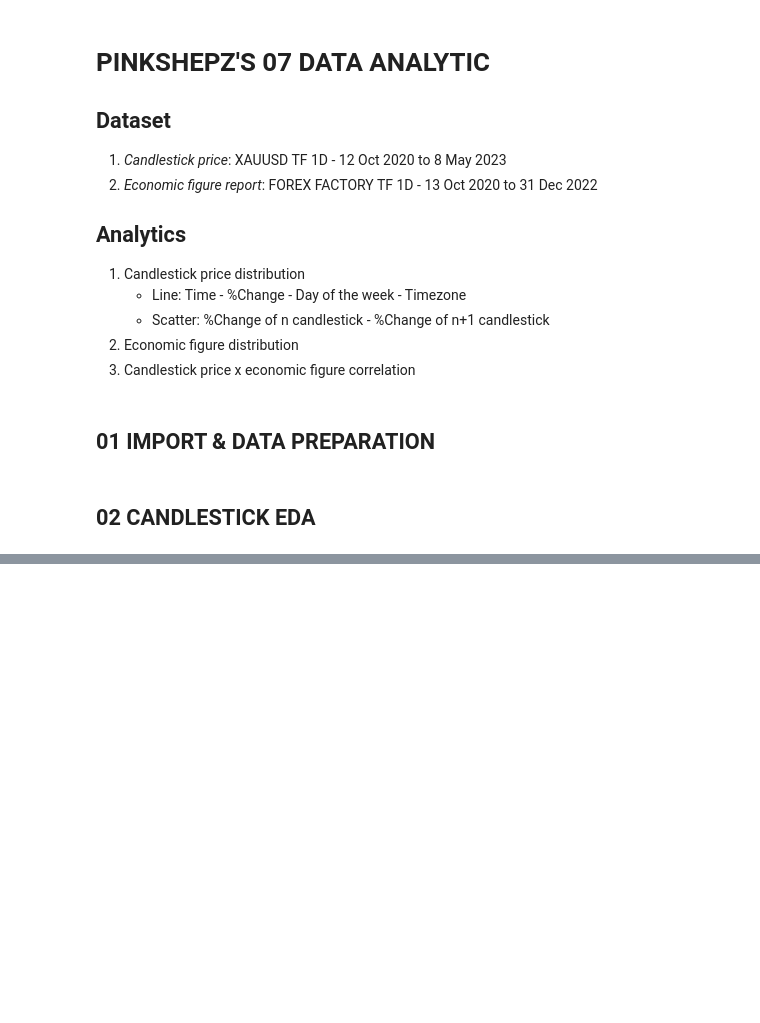
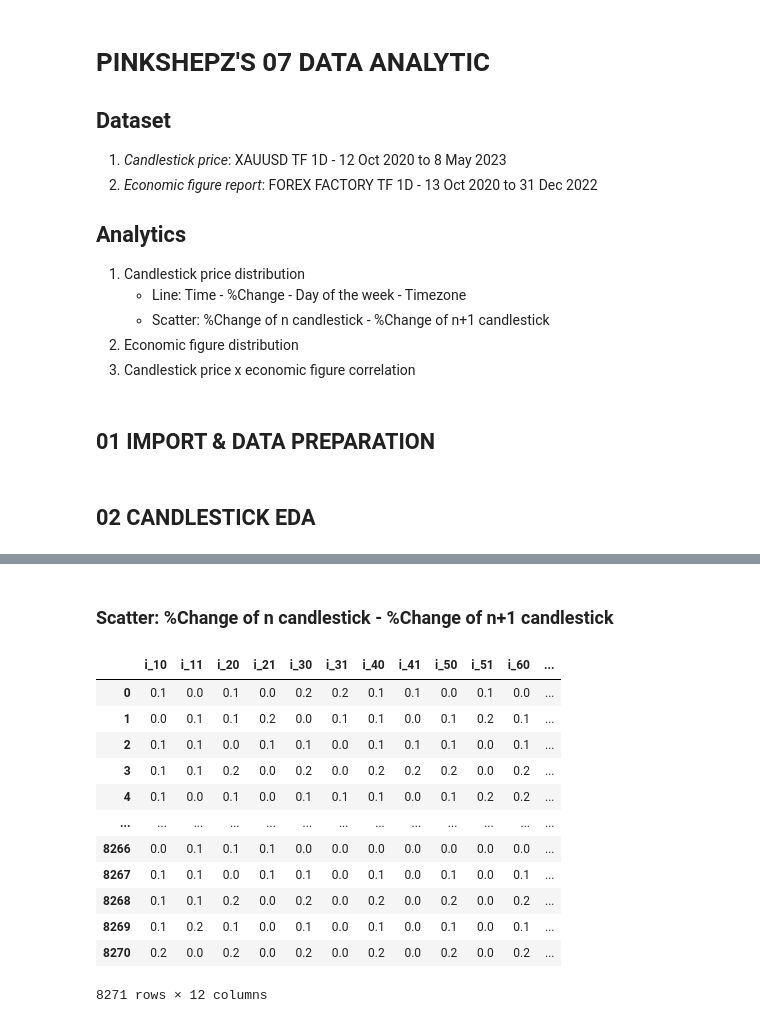
Before and after one commit to Pinkshepz/Enterprise, a Jupyter notebook: 03_Analytics/analytics.ipynb, the cells around one changed output, grey strips where cells are left out. Cells and saved outputs as stored; diff of their text form; code cells hidden in the pictures; blank space fills up the shorter version.

```diff
--- a/03_Analytics/analytics.ipynb
+++ b/03_Analytics/analytics.ipynb
@@ -120,0 +124,36 @@ ax.grid(True)
+# %% [markdown]
+### Scatter: %Change of n candlestick - %Change of n+1 candlestick
+# %%
+# DF_XAUUSD_B = pd.concat([round(DF_XAUUSD.loc[0: DF_XAUUSD.shape[0] - 4, ['%Change']].reset_index(drop=True), 1),
+#                          round(DF_XAUUSD.loc[1: DF_XAUUSD.shape[0] - 3, ['%Change']].reset_index(drop=True), 1),
+#                          round(DF_XAUUSD.loc[2: DF_XAUUSD.shape[0] - 2, ['%Change']].reset_index(drop=True), 1),
+#                          round(DF_XAUUSD.loc[3: DF_XAUUSD.shape[0] - 1, ['%Change']].reset_index(drop=True), 1)],
+#                          axis=1)
+
+FRAME = 6
+PRECISION = 1
+
+DF_XAUUSD_FRAME = pd.concat([round(DF_XAUUSD.loc[frame: DF_XAUUSD.shape[0] - ((frame * 2) - frame), ['%Change']].reset_index(drop=True), PRECISION)
+                         for frame in range(FRAME * 2)],
+                         axis=1)
+
+DF_XAUUSD_FRAME.columns = ['i_' + str(frame) for frame in range(FRAME * 2)]
+
+DF_XAUUSD_B = pd.concat([pd.DataFrame({('i_' + str(i + 1) + str(j)): abs(DF_XAUUSD_FRAME.iloc[:, ((i + 1) * j): ((i + 1) * (j + 1))].sum(axis=1))})
+                         for (i, j) in zip(sorted([frame for frame in range(FRAME)] * 2), [0, 1] * FRAME)],
+                         axis=1)
+DF_XAUUSD_B
+# %% [output]
+|  | i_10 | i_11 | i_20 | i_21 | i_30 | i_31 | i_40 | i_41 | i_50 | i_51 | i_60 | ... |
+| 0 | 0.1 | 0.0 | 0.1 | 0.0 | 0.2 | 0.2 | 0.1 | 0.1 | 0.0 | 0.1 | 0.0 | ... |
+| 1 | 0.0 | 0.1 | 0.1 | 0.2 | 0.0 | 0.1 | 0.1 | 0.0 | 0.1 | 0.2 | 0.1 | ... |
+| 2 | 0.1 | 0.1 | 0.0 | 0.1 | 0.1 | 0.0 | 0.1 | 0.1 | 0.1 | 0.0 | 0.1 | ... |
+| 3 | 0.1 | 0.1 | 0.2 | 0.0 | 0.2 | 0.0 | 0.2 | 0.2 | 0.2 | 0.0 | 0.2 | ... |
+| 4 | 0.1 | 0.0 | 0.1 | 0.0 | 0.1 | 0.1 | 0.1 | 0.0 | 0.1 | 0.2 | 0.2 | ... |
+| ... | ... | ... | ... | ... | ... | ... | ... | ... | ... | ... | ... | ... |
+| 8266 | 0.0 | 0.1 | 0.1 | 0.1 | 0.0 | 0.0 | 0.0 | 0.0 | 0.0 | 0.0 | 0.0 | ... |
+| 8267 | 0.1 | 0.1 | 0.0 | 0.1 | 0.1 | 0.0 | 0.1 | 0.0 | 0.1 | 0.0 | 0.1 | ... |
+| 8268 | 0.1 | 0.1 | 0.2 | 0.0 | 0.2 | 0.0 | 0.2 | 0.0 | 0.2 | 0.0 | 0.2 | ... |
+| 8269 | 0.1 | 0.2 | 0.1 | 0.0 | 0.1 | 0.0 | 0.1 | 0.0 | 0.1 | 0.0 | 0.1 | ... |
+| 8270 | 0.2 | 0.0 | 0.2 | 0.0 | 0.2 | 0.0 | 0.2 | 0.0 | 0.2 | 0.0 | 0.2 | ... |
+8271 rows × 12 columns
```
Also changed, not shown: parts of 4 cells of this notebook, 11 other files.
